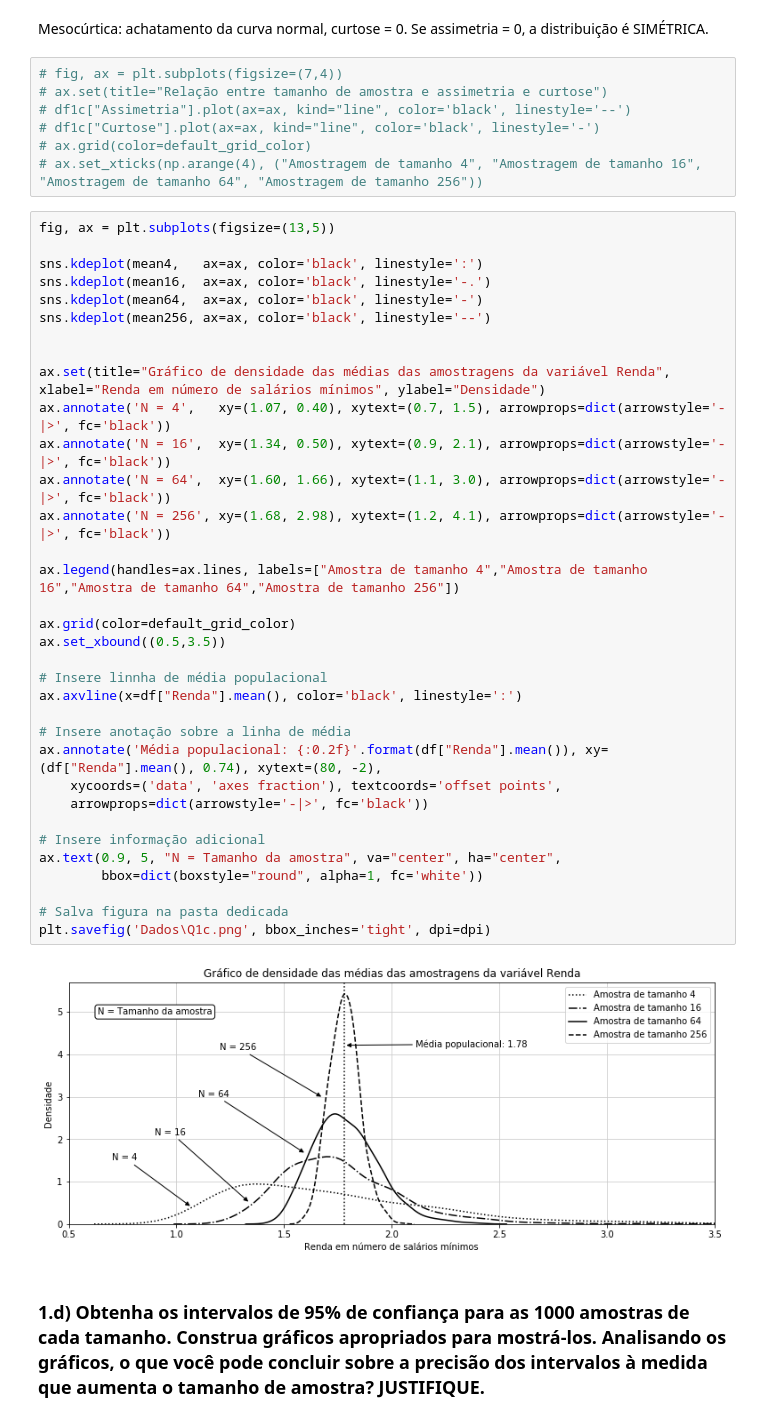
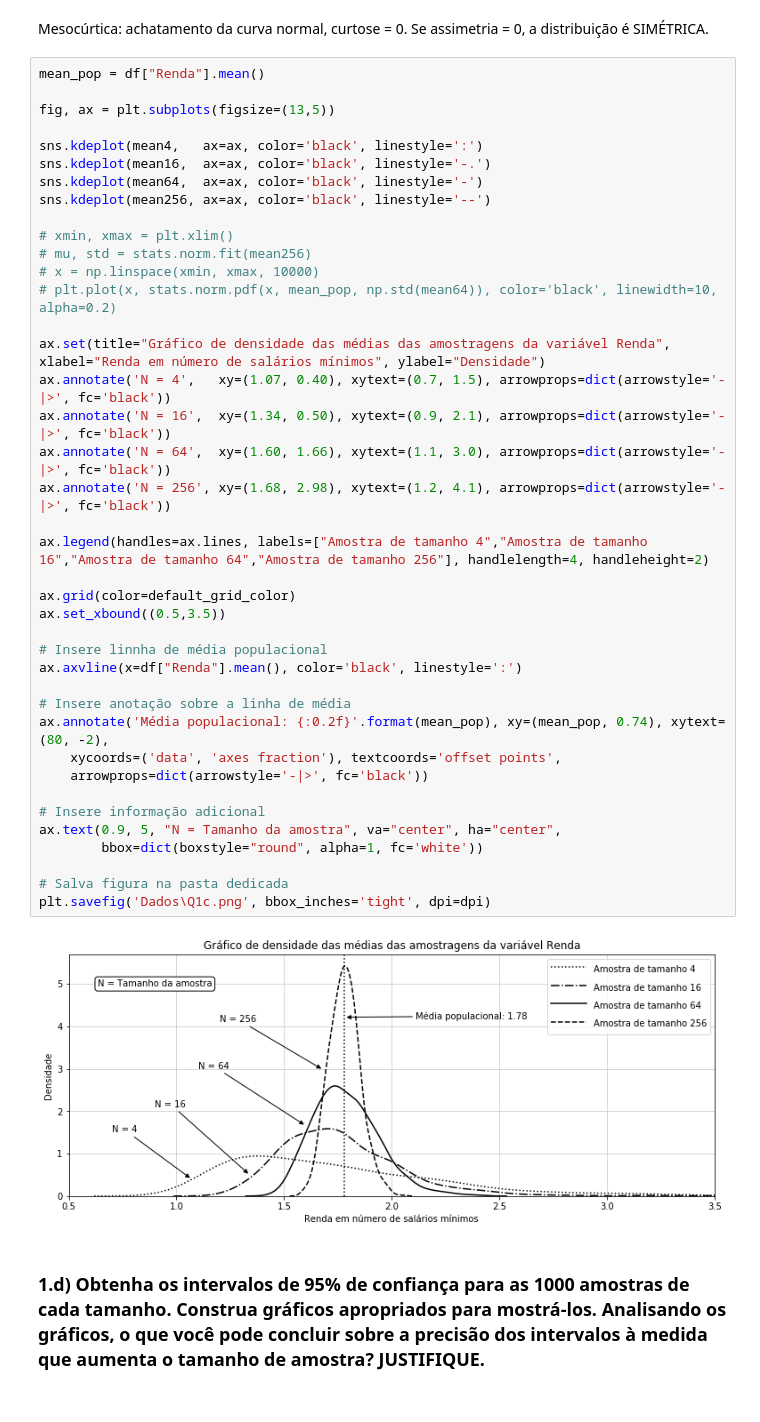
Before and after one commit to cleberjamaral/EstatisticaTYU, a Jupyter notebook: Python_Lista3/T3 - P1 Distribuição Amostral da Média.ipynb, the cells around one changed output. Saved outputs shown, nothing was run; the diff lists cells and outputs as text.

```diff
--- a/Python_Lista3/T3 - P1 Distribuição Amostral da Média.ipynb
+++ b/Python_Lista3/T3 - P1 Distribuição Amostral da Média.ipynb
@@ -128,49 +128,48 @@ df1c
 # %% [markdown]
 Mesocúrtica: achatamento da curva normal, curtose = 0.
 Se assimetria = 0, a distribuição é SIMÉTRICA.
-# %%
-# fig, ax = plt.subplots(figsize=(7,4))
-# ax.set(title="Relação entre tamanho de amostra e assimetria e curtose")
-# df1c["Assimetria"].plot(ax=ax, kind="line", color='black', linestyle='--')
-# df1c["Curtose"].plot(ax=ax, kind="line", color='black', linestyle='-')
-# ax.grid(color=default_grid_color)
-# ax.set_xticks(np.arange(4), ("Amostragem de tamanho 4", "Amostragem de tamanho 16", "Amostragem de tamanho 64", "Amostragem de tamanho 256"))
 # %%
+mean_pop = df["Renda"].mean()
+
 fig, ax = plt.subplots(figsize=(13,5))
 
 sns.kdeplot(mean4,   ax=ax, color='black', linestyle=':')
 sns.kdeplot(mean16,  ax=ax, color='black', linestyle='-.')
 sns.kdeplot(mean64,  ax=ax, color='black', linestyle='-')
 sns.kdeplot(mean256, ax=ax, color='black', linestyle='--')
 
+# xmin, xmax = plt.xlim()
+# mu, std = stats.norm.fit(mean256)
+# x = np.linspace(xmin, xmax, 10000)
+# plt.plot(x, stats.norm.pdf(x, mean_pop, np.std(mean64)), color='black', linewidth=10, alpha=0.2)
 
 ax.set(title="Gráfico de densidade das médias das amostragens da variável Renda", xlabel="Renda em número de salários mínimos", ylabel="Densidade")
 ax.annotate('N = 4',   xy=(1.07, 0.40), xytext=(0.7, 1.5), arrowprops=dict(arrowstyle='-|>', fc='black'))
 ax.annotate('N = 16',  xy=(1.34, 0.50), xytext=(0.9, 2.1), arrowprops=dict(arrowstyle='-|>', fc='black'))
 ax.annotate('N = 64',  xy=(1.60, 1.66), xytext=(1.1, 3.0), arrowprops=dict(arrowstyle='-|>', fc='black'))
 ax.annotate('N = 256', xy=(1.68, 2.98), xytext=(1.2, 4.1), arrowprops=dict(arrowstyle='-|>', fc='black'))
 
-ax.legend(handles=ax.lines, labels=["Amostra de tamanho 4","Amostra de tamanho 16","Amostra de tamanho 64","Amostra de tamanho 256"])
+ax.legend(handles=ax.lines, labels=["Amostra de tamanho 4","Amostra de tamanho 16","Amostra de tamanho 64","Amostra de tamanho 256"], handlelength=4, handleheight=2)
 
 ax.grid(color=default_grid_color)
 ax.set_xbound((0.5,3.5))
 
 # Insere linnha de média populacional
 ax.axvline(x=df["Renda"].mean(), color='black', linestyle=':')
 
 # Insere anotação sobre a linha de média
-ax.annotate('Média populacional: {:0.2f}'.format(df["Renda"].mean()), xy=(df["Renda"].mean(), 0.74), xytext=(80, -2),
+ax.annotate('Média populacional: {:0.2f}'.format(mean_pop), xy=(mean_pop, 0.74), xytext=(80, -2),
     xycoords=('data', 'axes fraction'), textcoords='offset points',
     arrowprops=dict(arrowstyle='-|>', fc='black'))
 
 # Insere informação adicional
 ax.text(0.9, 5, "N = Tamanho da amostra", va="center", ha="center",
         bbox=dict(boxstyle="round", alpha=1, fc='white'))
 
 # Salva figura na pasta dedicada
 plt.savefig('Dados\Q1c.png', bbox_inches='tight', dpi=dpi)
 # %% [output]
-[figure, old version]
+[figure, new version]
 # %% [markdown]
 ### 1.d) Obtenha os intervalos de 95% de confiança para as 1000 amostras de cada tamanho. Construa gráficos apropriados para mostrá-los. Analisando os gráficos, o que você pode concluir sobre a precisão dos intervalos à medida que aumenta o tamanho de amostra? JUSTIFIQUE.
 # %% [markdown]
```
Also changed, not shown: parts of 3 cells of this notebook, 12 other files.
